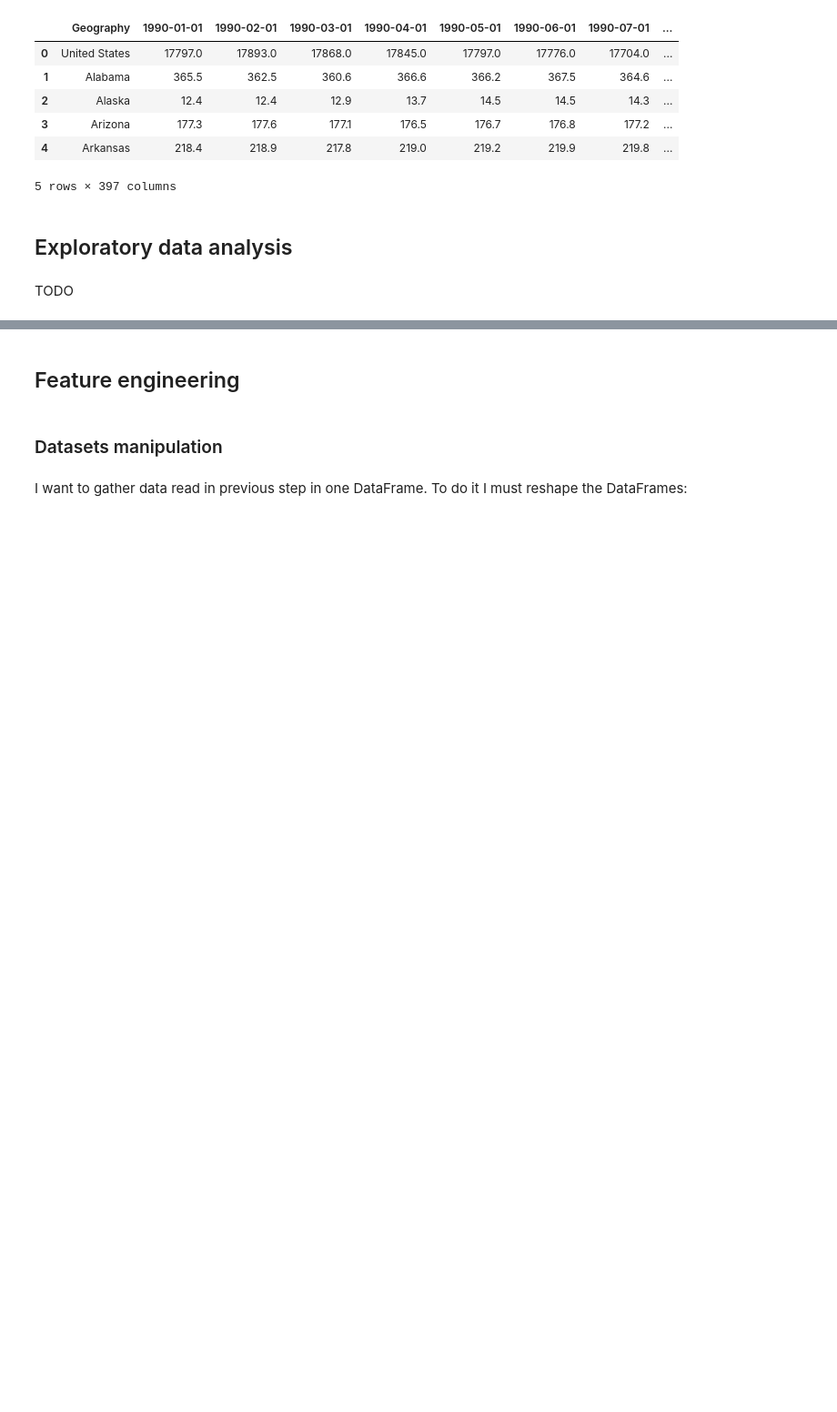
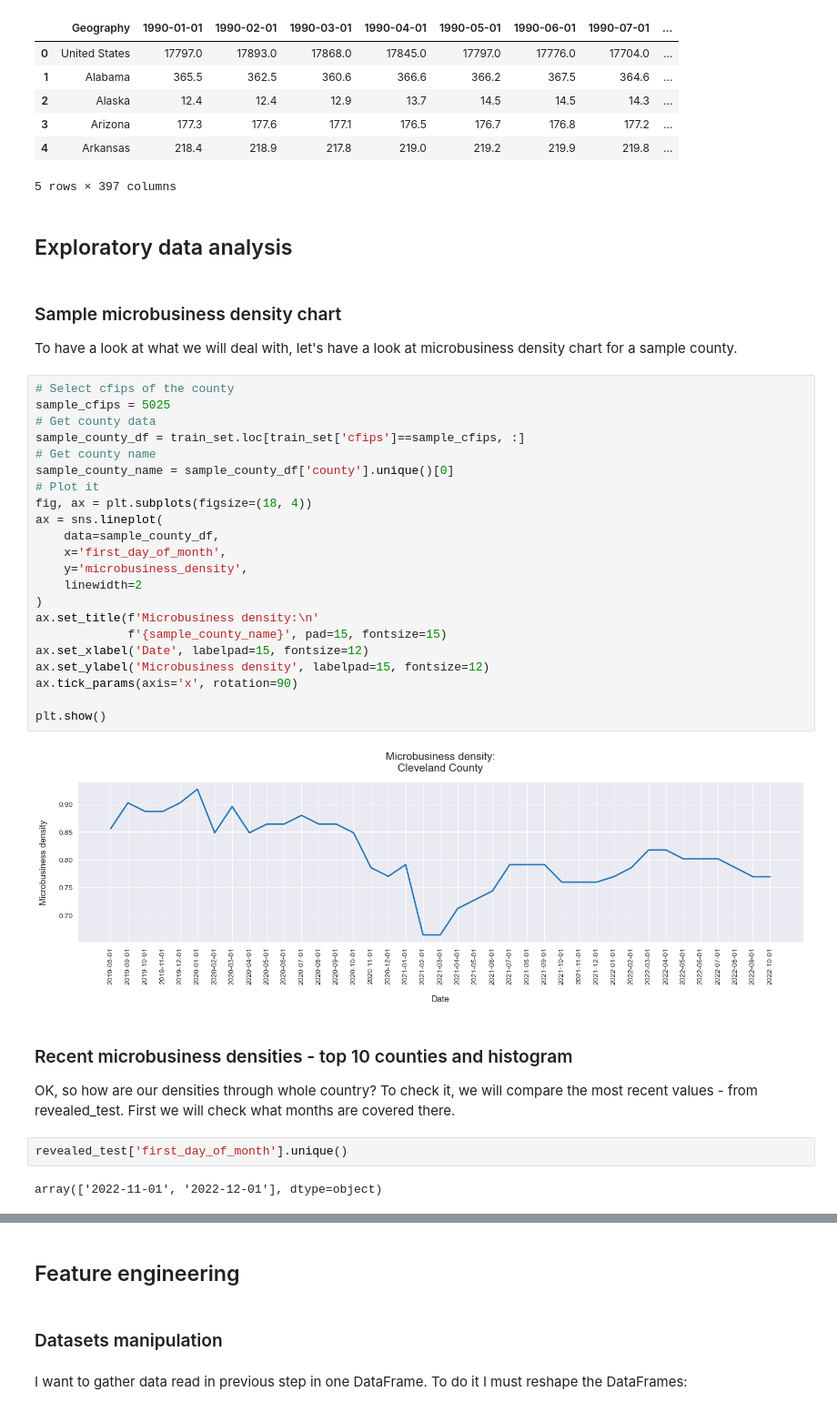
Before and after one commit to vroobelle93/03_GoDaddy, a Jupyter notebook: godaddy1.ipynb, the cells around one changed output, grey strips where cells are left out. Shown at 91% size. Drawn from its saved outputs; the diff is of its cells as text; blank space fills up the shorter version.

```diff
--- a/godaddy1.ipynb
+++ b/godaddy1.ipynb
@@ -88,5 +88,37 @@ manufacturing_employment_data.head()
 5 rows × 397 columns
 # %% [markdown]
 ## Exploratory data analysis
-# %% [markdown]
-TODO
+# %% [markdown]
+### Sample microbusiness density chart
+To have a look at what we will deal with, let's have a look at microbusiness density chart for a sample county.
+# %%
+# Select cfips of the county
+sample_cfips = 5025
+# Get county data
+sample_county_df = train_set.loc[train_set['cfips']==sample_cfips, :]
+# Get county name
+sample_county_name = sample_county_df['county'].unique()[0]
+# Plot it
+fig, ax = plt.subplots(figsize=(18, 4))
+ax = sns.lineplot(
+    data=sample_county_df,
+    x='first_day_of_month',
+    y='microbusiness_density',
+    linewidth=2
+)
+ax.set_title(f'Microbusiness density:\n'
+             f'{sample_county_name}', pad=15, fontsize=15)
+ax.set_xlabel('Date', labelpad=15, fontsize=12)
+ax.set_ylabel('Microbusiness density', labelpad=15, fontsize=12)
+ax.tick_params(axis='x', rotation=90)
+
+plt.show()
+# %% [output]
+[figure, added]
+# %% [markdown]
+### Recent microbusiness densities - top 10 counties and histogram
+OK, so how are our densities through whole country? To check it, we will compare the most recent values - from revealed_test. First we will check what months are covered there.
+# %%
+revealed_test['first_day_of_month'].unique()
+# %% [output]
+array(['2022-11-01', '2022-12-01'], dtype=object)
```
Also changed, not shown: parts of 3 cells of this notebook.
